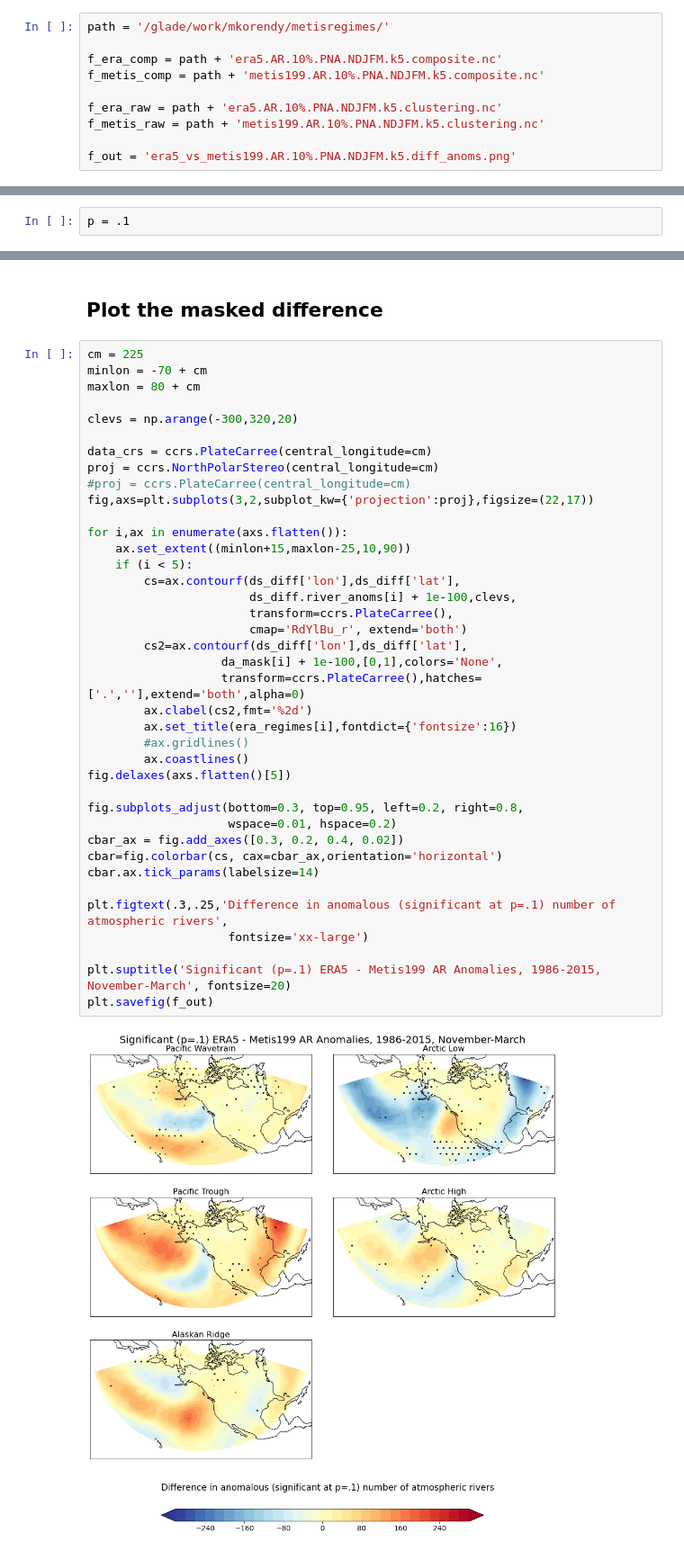
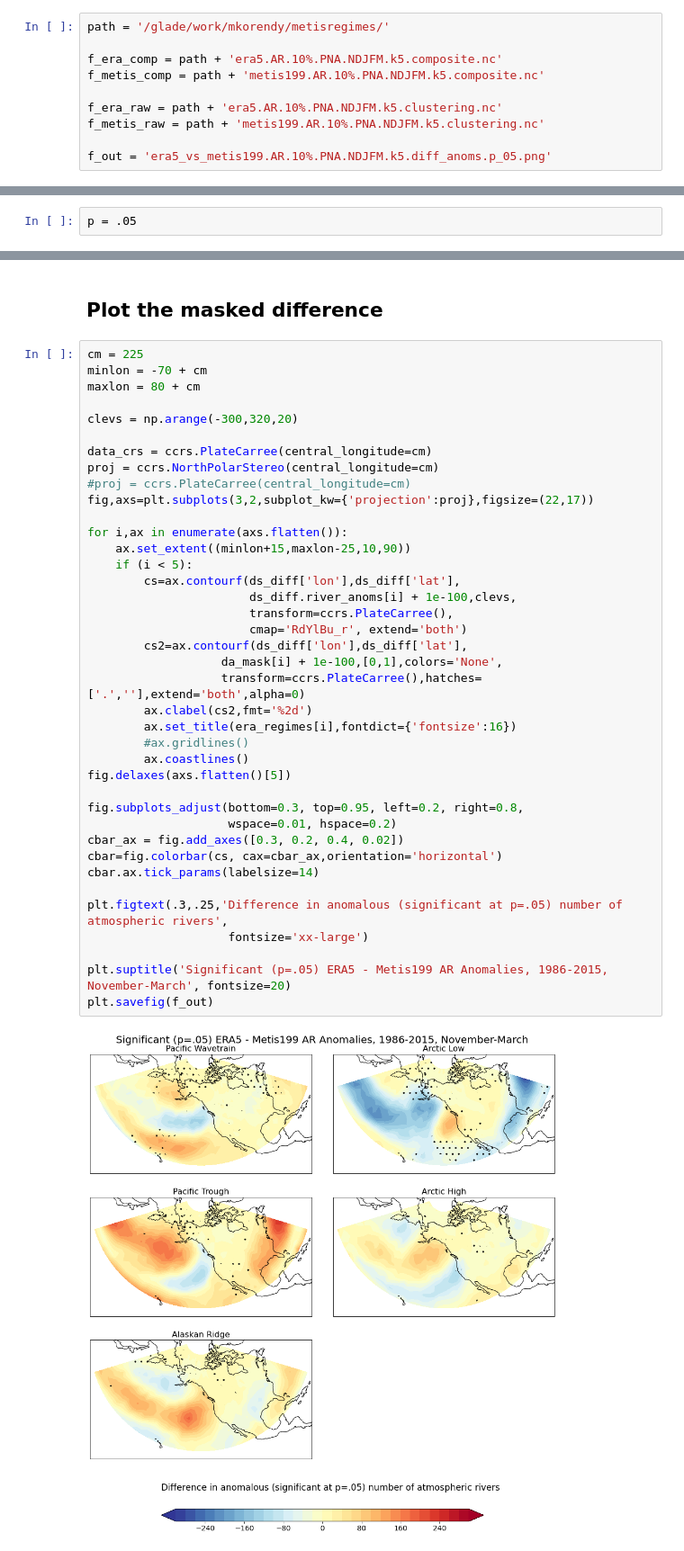
Before and after one commit to mkorendyke/CLIM680, a Jupyter notebook: AR_anom_diffs.ipynb, the cells around one changed output, grey strips where cells are left out. Shown: that part at 90% size. Drawn from its saved outputs; the diff is of its cells as text.

```diff
--- a/AR_anom_diffs.ipynb
+++ b/AR_anom_diffs.ipynb
@@ -30,7 +30,7 @@ f_metis_comp = path + 'metis199.AR.10%.PNA.NDJFM.k5.composite.nc'
 f_era_raw = path + 'era5.AR.10%.PNA.NDJFM.k5.clustering.nc'
 f_metis_raw = path + 'metis199.AR.10%.PNA.NDJFM.k5.clustering.nc'
 
-f_out = 'era5_vs_metis199.AR.10%.PNA.NDJFM.k5.diff_anoms.png'
+f_out = 'era5_vs_metis199.AR.10%.PNA.NDJFM.k5.diff_anoms.p_05.png'
 # %% [markdown]
 ## Read in data
 # %%
@@ -105,7 +105,7 @@ $\mu_x-\mu_y=0$
 
 ### Pick a level of significance
 # %%
-p = .1
+p = .05
 # %% [markdown]
 ### Use the stats `ttest_ind` function
 Iterate through each cluster's raw data to get the pvalue
@@ -138,33 +138,33 @@ data_crs = ccrs.PlateCarree(central_longitude=cm)
 proj = ccrs.NorthPolarStereo(central_longitude=cm)
 #proj = ccrs.PlateCarree(central_longitude=cm)
 fig,axs=plt.subplots(3,2,subplot_kw={'projection':proj},figsize=(22,17))
 
 for i,ax in enumerate(axs.flatten()):
     ax.set_extent((minlon+15,maxlon-25,10,90))
     if (i < 5):
         cs=ax.contourf(ds_diff['lon'],ds_diff['lat'],
                        ds_diff.river_anoms[i] + 1e-100,clevs,
                        transform=ccrs.PlateCarree(),
                        cmap='RdYlBu_r', extend='both')
         cs2=ax.contourf(ds_diff['lon'],ds_diff['lat'],
                    da_mask[i] + 1e-100,[0,1],colors='None',
                    transform=ccrs.PlateCarree(),hatches=['.',''],extend='both',alpha=0)
         ax.clabel(cs2,fmt='%2d')
         ax.set_title(era_regimes[i],fontdict={'fontsize':16})
         #ax.gridlines()
         ax.coastlines()
 fig.delaxes(axs.flatten()[5])
 
 fig.subplots_adjust(bottom=0.3, top=0.95, left=0.2, right=0.8,
                     wspace=0.01, hspace=0.2)
 cbar_ax = fig.add_axes([0.3, 0.2, 0.4, 0.02])
 cbar=fig.colorbar(cs, cax=cbar_ax,orientation='horizontal')
 cbar.ax.tick_params(labelsize=14)
 
-plt.figtext(.3,.25,'Difference in anomalous (significant at p=.1) number of atmospheric rivers',
+plt.figtext(.3,.25,'Difference in anomalous (significant at p=.05) number of atmospheric rivers',
                     fontsize='xx-large')
 
-plt.suptitle('Significant (p=.1) ERA5 - Metis199 AR Anomalies, 1986-2015, November-March', fontsize=20)
+plt.suptitle('Significant (p=.05) ERA5 - Metis199 AR Anomalies, 1986-2015, November-March', fontsize=20)
 plt.savefig(f_out)
 # %% [output]
-[figure, old version]
+[figure, new version]
```
Also changed, not shown: 4 other files.
